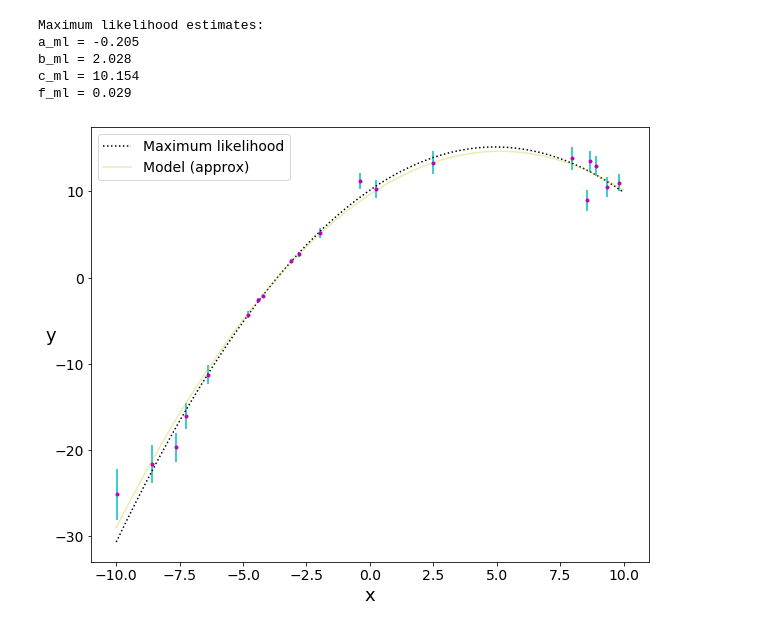
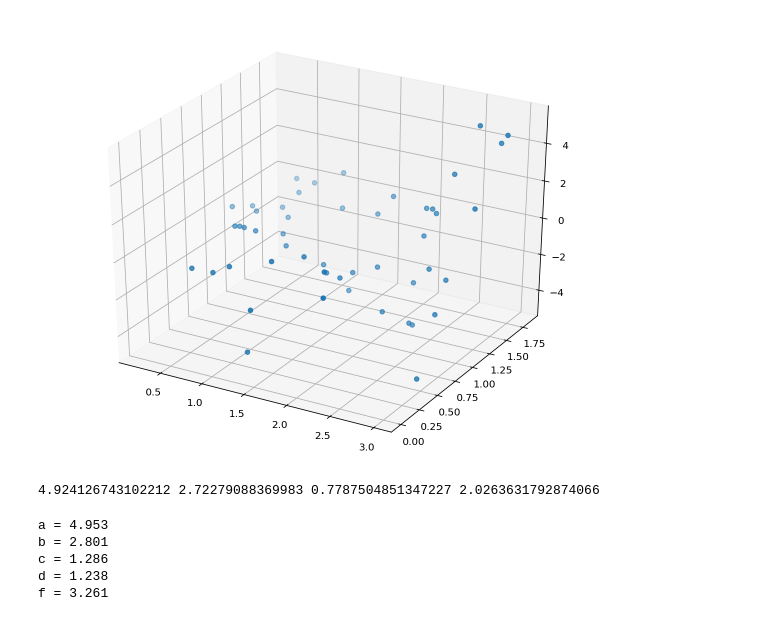
Before and after one commit to space-isa/emcee, a Jupyter notebook: emcee_fake_data_practice-Copy1.ipynb, the cells around one changed output. Cells and saved outputs as stored; diff of their text form; code cells hidden in the pictures.

```diff
--- a/emcee_fake_data_practice-Copy1.ipynb
+++ b/emcee_fake_data_practice-Copy1.ipynb
@@ -55,0 +82,20 @@ f_average = 0.056
+# %%
+from mpl_toolkits.mplot3d import Axes3D
+
+fig = plt.figure(figsize=(10,8))
+ax = fig.add_subplot(111, projection='3d')
+ax.scatter(x1, x2, y)
+plt.show()
+# %% [output]
+[figure, added]
+# %%
+import sympy as sym
+
+x1, x2, a, b, c, d, x = sym.symbols('x1, x2, a, b, c, d, x')
+print(a_approx, b_approx,c_approx,d_approx)
+f = sym.sin(a*x + b * x2) * (c*x**2 + sym.ln(d*x2))
+yx1x2 = sym.integrate(f, (x, 0, x1))
+
+f_mod = sym.lambdify( (x1, x2, a, b, c, d, x), yx1x2, 'numpy')
+# %% [output]
+4.924126743102212 2.72279088369983 0.7787504851347227 2.0263631792874066
@@ -62,36 +129,28 @@ def log_likelihood(theta, x,y,yerr):
 # %%
 from scipy.optimize import minimize
-#
+
+x1 = np.copy(var1)
+x2 = np.copy(var2)
+y = np.copy(var3)
+yerr = np.copy(var4)
+
 np.random.seed(42)
 n11 = lambda *args: -log_likelihood(*args)
-initial = np.array([a_approx, b_approx, c_approx, np.log(f_approx)]) + 0.1* np.random.randn(4)
-soln = minimize(n11, initial, args=(x,y,yerr))
-a_ml, b_ml, c_ml, log_f_ml = soln.x
-#
+initial = np.array([a_approx, b_approx, c_approx, d_approx, np.log(f_approx)]) + 0.1*np.random.randn(5)
+soln = minimize(n11, initial, args=(x1,x2,y,yerr, f_mod))
+a_ml, b_ml, c_ml, d_ml, log_f_ml = soln.x
+
 print("Maximum likelihood estimates:")
-print("a_ml = {0:0.3f}".format(a_ml))
-print("b_ml = {0:0.3f}".format(b_ml))
-print("c_ml = {0:0.3f}".format(c_ml))
-print("f_ml = {0:0.3f}".format(np.exp(log_f_ml)))
+print("a = {0:0.3f}".format(a_ml))
+print("b = {0:0.3f}".format(b_ml))
+print("c = {0:0.3f}".format(c_ml))
+print("d = {0:0.3f}".format(d_ml))
+print("f = {0:0.3f}".format(np.exp(log_f_ml)))
 # %% [output]
-Maximum likelihood estimates:
-a_ml = -0.205
-b_ml = 2.028
-c_ml = 10.154
-f_ml = 0.029
+a = 4.953
+b = 2.801
+c = 1.286
+d = 1.238
+f = 3.261
-# %%
-plt.figure(figsize=(10,8))
-plt.errorbar(x,y,yerr=yerr, fmt=".m",ecolor='c',capsize=0)
-plt.plot(x0, a_ml*x0**2 + b_ml * x0 + c_ml, ":k", label="Maximum likelihood")
-plt.plot(x0, a_approx*x0**2 + b_approx * x0 + c_approx, "y", alpha=0.3, label="Model (approx)")
-
-plt.legend(fontsize=14)
-plt.xlabel("x", fontsize= 18)
-plt.ylabel("y", fontsize= 18, rotation =0)
-plt.xticks(fontsize=14, rotation=0)
-plt.yticks(fontsize=14, rotation=0)
-plt.show()
-# %% [output]
-[figure, removed]
 # %%
 def log_prior(theta):
```
Also changed, not shown: parts of 16 cells of this notebook.
